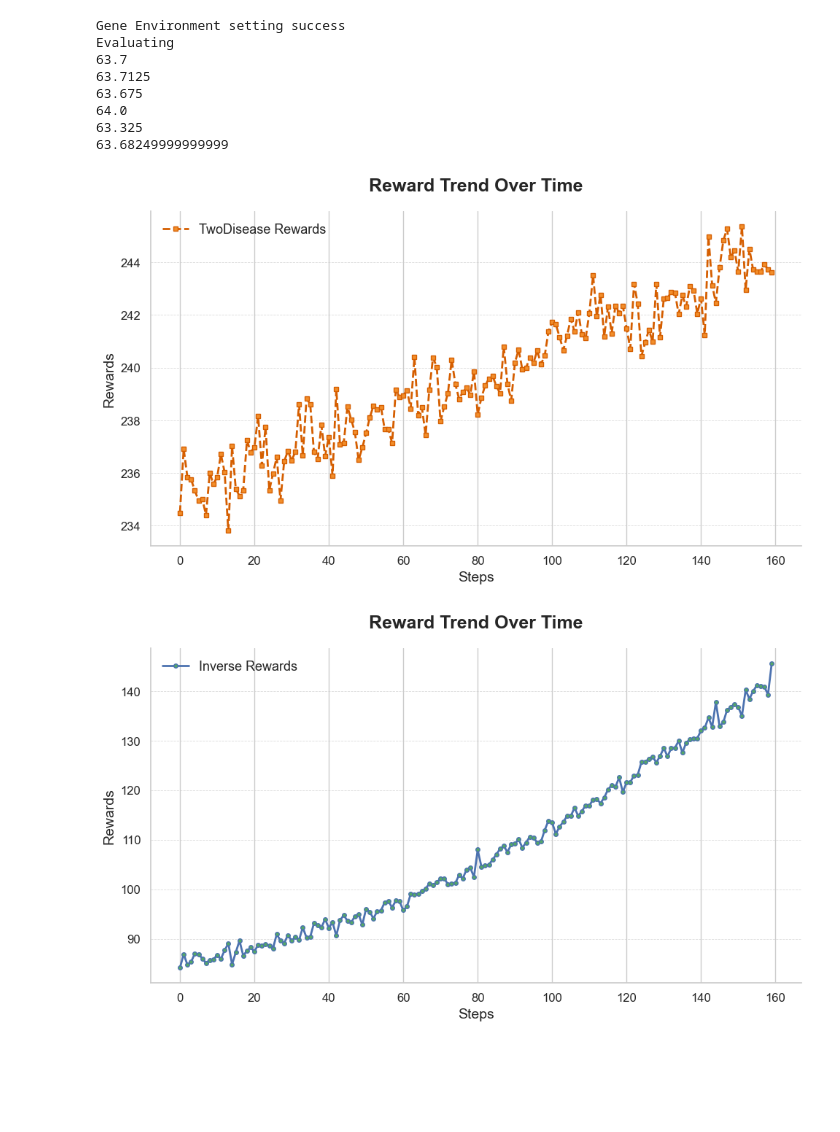
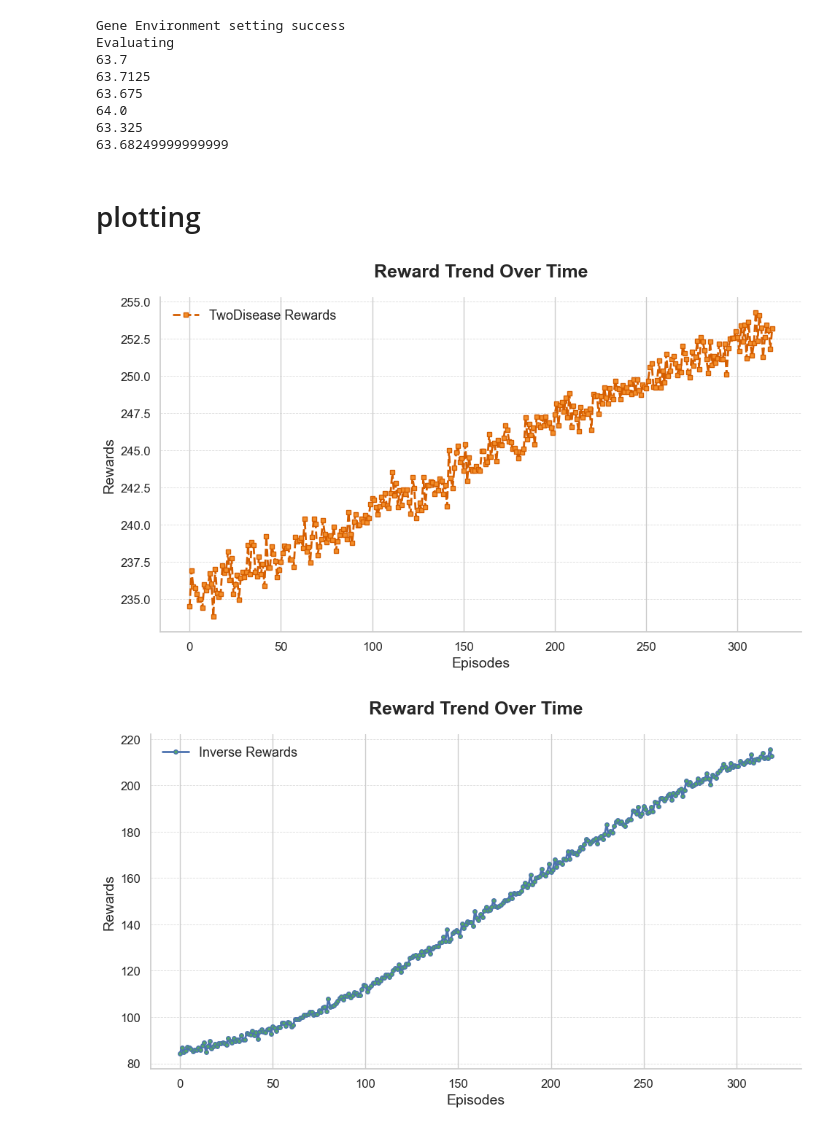
Before and after one commit to DoHyung08/geneProject, a Jupyter notebook: eval_res.ipynb, the cells around one changed output. Cells and saved outputs as stored; diff of their text form; code cells hidden in the pictures; blank space fills up the shorter version.

Commit message:
dise,inv trained

```diff
--- a/eval_res.ipynb
+++ b/eval_res.ipynb
@@ -99,6 +99,8 @@ plt.figure(figsize=(20,8))
 plt.plot(reward_list,'r')
 plt.grid(True)
 plt.show()
+# %% [markdown]
+# plotting
 # %%
 import csv
 import seaborn as sns
@@ -106,16 +108,24 @@ import matplotlib.pyplot as plt
 
 folderPath = 'result/TwoDise/'
 
-f1 = open(folderPath+'monitor.csv','r',encoding='UTF8')
+f1 = open(folderPath+'monitor1.csv','r',encoding='UTF8')
+f11 = open(folderPath+'monitor.csv','r',encoding='UTF8')
 
 f = csv.reader(f1,delimiter=',')
+g = csv.reader(f11,delimiter=',')
 next(f)
 next(f)
 next(f)
+next(g)
+next(g)
+next(g)
 
 rewards_dise = []
 for row in f:
     rewards_dise.append(float(row[0]))
+for row in g:
+    rewards_dise.append(float(row[0]))
+
 
 edited_rewards_dise = []
 for i in range(0,len(rewards_dise)-1000,1000):
@@ -123,40 +133,22 @@ for i in range(0,len(rewards_dise)-1000,1000):
 # %%
 # Seaborn 스타일 설정 (모던하고 깔끔한 스타일로 설정)
 sns.set(style="whitegrid", font_scale=1.2, rc={"lines.linewidth": 2})
-
-# 플롯 크기 설정
 plt.figure(figsize=(10, 6))
-
-# 곡선 플롯
 plt.plot(edited_rewards_dise, color="#D55E00", label='TwoDisease Rewards', linestyle='--', marker='s', markersize=4, markerfacecolor="#F28E2B")
-#plt.plot(edited_rewards_inv, color="#4C72B0", label='Inverse Rewards', linestyle='-', marker='o', markersize=4, markerfacecolor="#55A868")
-
-# 그래프 제목과 축 레이블 (모던한 서체와 적절한 폰트 크기 설정)
 plt.title('Reward Trend Over Time', fontsize=18, fontweight='bold', pad=20)
-plt.xlabel('Steps', fontsize=14)
+plt.xlabel('Episodes', fontsize=14)
 plt.ylabel('Rewards', fontsize=14)
-
-# 눈금 표시 설정
 plt.xticks(fontsize=12)
 plt.yticks(fontsize=12)
-
-# 그리드 설정 (세로선만 표시, 과하지 않게)
 plt.grid(True, which='major', axis='y', linestyle='--', linewidth=0.6, alpha=0.7)
-
-# 레전드 추가
 plt.legend(loc='best', frameon=False, fontsize=13)
-
-# 스타일에 모던한 감각을 더하는 '축 오른쪽과 위쪽 제거' (논문용 그래프에서 자주 사용되는 간결한 스타일)
 sns.despine()
-
-# 그래프 저장 (고해상도, 논문용으로 적합)
 plt.tight_layout()
-#plt.savefig('rewards_graph.png', dpi=300, bbox_inches='tight')
 
 # 그래프 출력
 plt.show()
 # %% [output]
-[figure, old version]
+[figure, new version]
 # %%
 import csv
 import seaborn as sns
@@ -179,42 +179,22 @@ edited_rewards_inv = []
 for i in range(0,len(rewards_inv)-1000,1000):
     edited_rewards_inv.append(sum(rewards_inv[i:i+1000])/1000)
 # %%
-# Seaborn 스타일 설정 (모던하고 깔끔한 스타일로 설정)
 sns.set(style="whitegrid", font_scale=1.2, rc={"lines.linewidth": 2})
-
-# 플롯 크기 설정
 plt.figure(figsize=(10, 6))
-
-# 곡선 플롯
-#plt.plot(edited_rewards_dise, color="#D55E00", label='TwoDisease Rewards', linestyle='--', marker='s', markersize=4, markerfacecolor="#F28E2B")
 plt.plot(edited_rewards_inv, color="#4C72B0", label='Inverse Rewards', linestyle='-', marker='o', markersize=4, markerfacecolor="#55A868")
-
-# 그래프 제목과 축 레이블 (모던한 서체와 적절한 폰트 크기 설정)
 plt.title('Reward Trend Over Time', fontsize=18, fontweight='bold', pad=20)
-plt.xlabel('Steps', fontsize=14)
+plt.xlabel('Episodes', fontsize=14)
 plt.ylabel('Rewards', fontsize=14)
-
-# 눈금 표시 설정
 plt.xticks(fontsize=12)
 plt.yticks(fontsize=12)
+plt.grid(True, which='major', axis='y', linestyle='--', linewidth=0.6, alpha=0.7)
+plt.legend(loc='best', frameon=False, fontsize=13)
+sns.despine()
+plt.tight_layout()
 
-# 그리드 설정 (세로선만 표시, 과하지 않게)
-plt.grid(True, which='major', axis='y', linestyle='--', linewidth=0.6, alpha=0.7)
-
-# 레전드 추가
-plt.legend(loc='best', frameon=False, fontsize=13)
-
-# 스타일에 모던한 감각을 더하는 '축 오른쪽과 위쪽 제거' (논문용 그래프에서 자주 사용되는 간결한 스타일)
-sns.despine()
-
-# 그래프 저장 (고해상도, 논문용으로 적합)
-plt.tight_layout()
-#plt.savefig('rewards_graph.png', dpi=300, bbox_inches='tight')
-
-# 그래프 출력
 plt.show()
 # %% [output]
-[figure, old version]
+[figure, new version]
 # %%
 diseStart = sum(edited_rewards_dise[:10])/len(edited_rewards_dise[:10])
 diseEnd = sum(edited_rewards_dise[-10:])/len(edited_rewards_dise[-10:])
```
Also changed, not shown: parts of 4 cells of this notebook, 8 other files.
